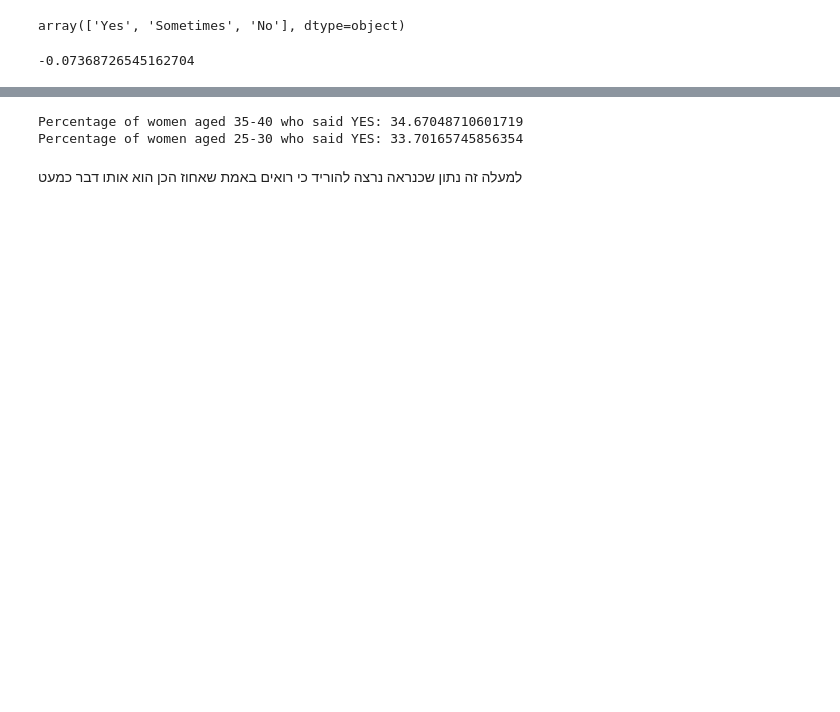
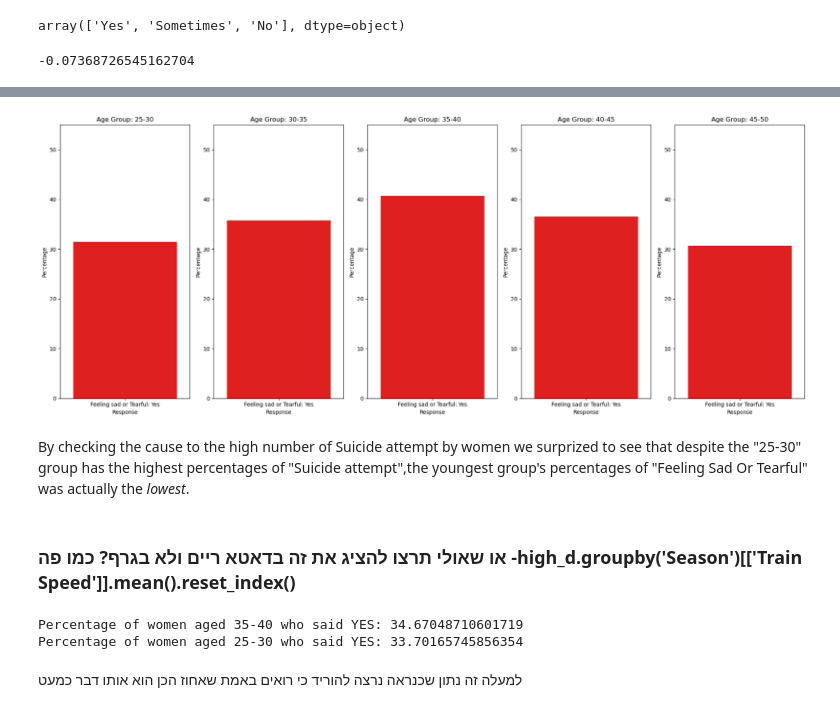
Before and after one commit to sivanhiya/sivanhiya, a Jupyter notebook: projectpostpartum (1).ipynb, the cells around one changed output, grey strips where cells are left out. Cells and saved outputs as stored; diff of their text form; code cells hidden in the pictures; blank space fills up the shorter version.

```diff
--- a/projectpostpartum (1).ipynb
+++ b/projectpostpartum (1).ipynb
@@ -277,3 +362,32 @@ plt.show()
+# %%
+fig, axes = plt.subplots(figsize=(20, 8), ncols=5)
+
+# פילוח הנתונים לפי קבוצת גיל
+age_groups = ['25-30', '30-35', '35-40', '40-45', '45-50']
+
+for i, age_group in enumerate(age_groups):
+    # חישוב כמות הנשים שהרגישו עצבות בקבוצת הגיל הנוכחית
+    count_feeling_sad = postp_df[(postp_df['Age'] == age_group) & (postp_df['Feeling sad or Tearful'] == 'Yes')].shape[0]
+
+    # חישוב האחוז
+    total_women_in_group = postp_df[postp_df['Age'] == age_group].shape[0]
+    percentage = (count_feeling_sad / total_women_in_group) * 100
+
+    # יצירת הגרף
+    sns.barplot(ax=axes[i], x=['Feeling sad or Tearful: Yes'], y=[percentage], color='Red')
+    axes[i].set_title(f'Age Group: {age_group}')
+    axes[i].set_xlabel('Response')
+    axes[i].set_ylabel('Percentage')
+    axes[i].set_ylim(0, 55)  # הגבלת ציר ה-Y לאחוזים בין 0 ל-100
+
+plt.tight_layout()
+plt.show()
+# %% [output]
+[figure, added]
+# %% [markdown]
+By checking the cause to the high number of Suicide attempt by women we surprized to see that despite the "25-30" group has the highest percentages of "Suicide attempt",the youngest group's percentages of "Feeling Sad Or Tearful" was actually the *lowest*.
+# %% [markdown]
+### או שאולי תרצו להציג את זה בדאטא ריים ולא בגרף? כמו פה -high_d.groupby('Season')[['Train Speed']].mean().reset_index()
 # %%
 # סניפס לקביעת הסדר של העמודות בגרף
 column_order = ["Yes", "No", "Two or more days a week"]
```
Also changed, not shown: parts of 66 cells of this notebook.
